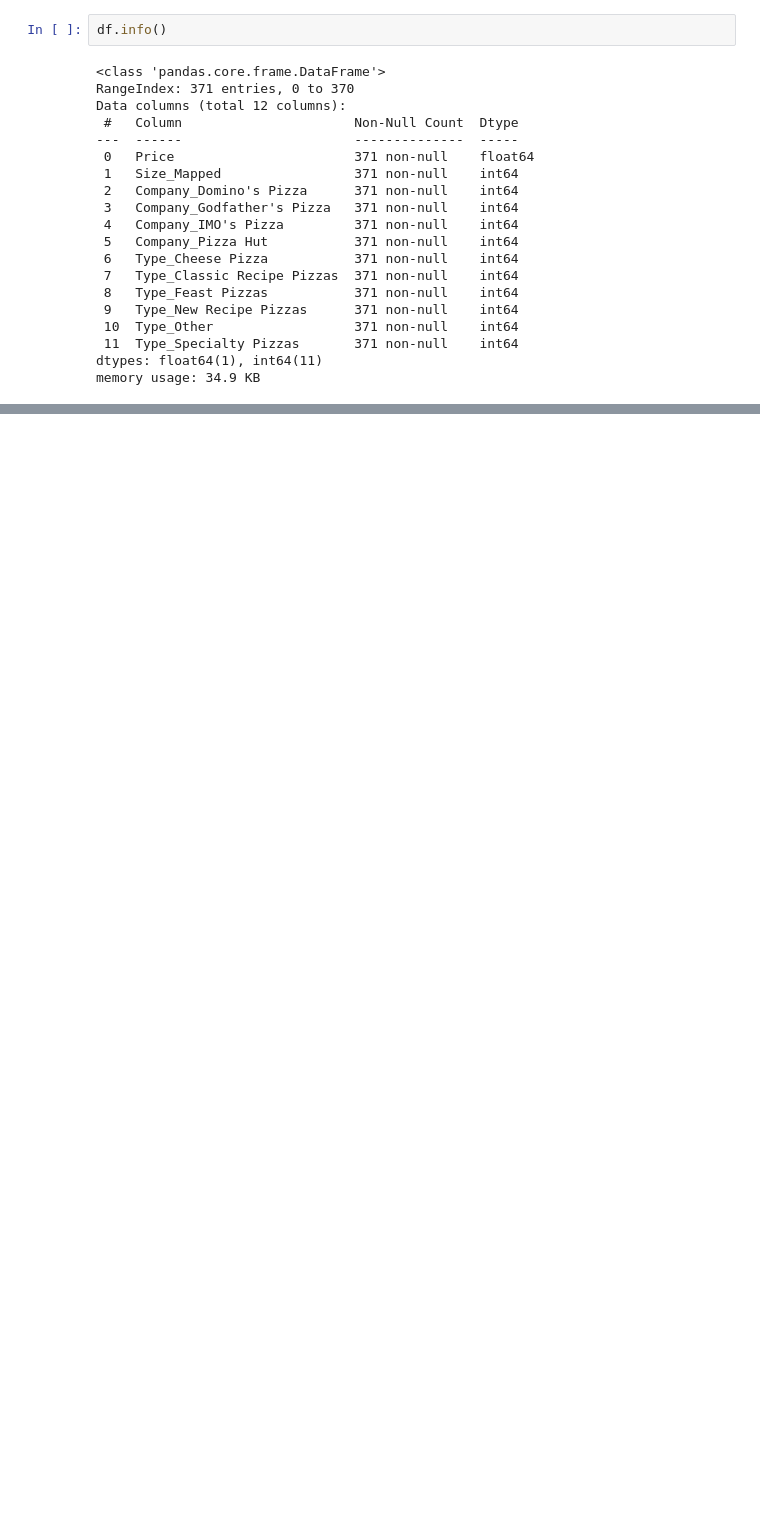
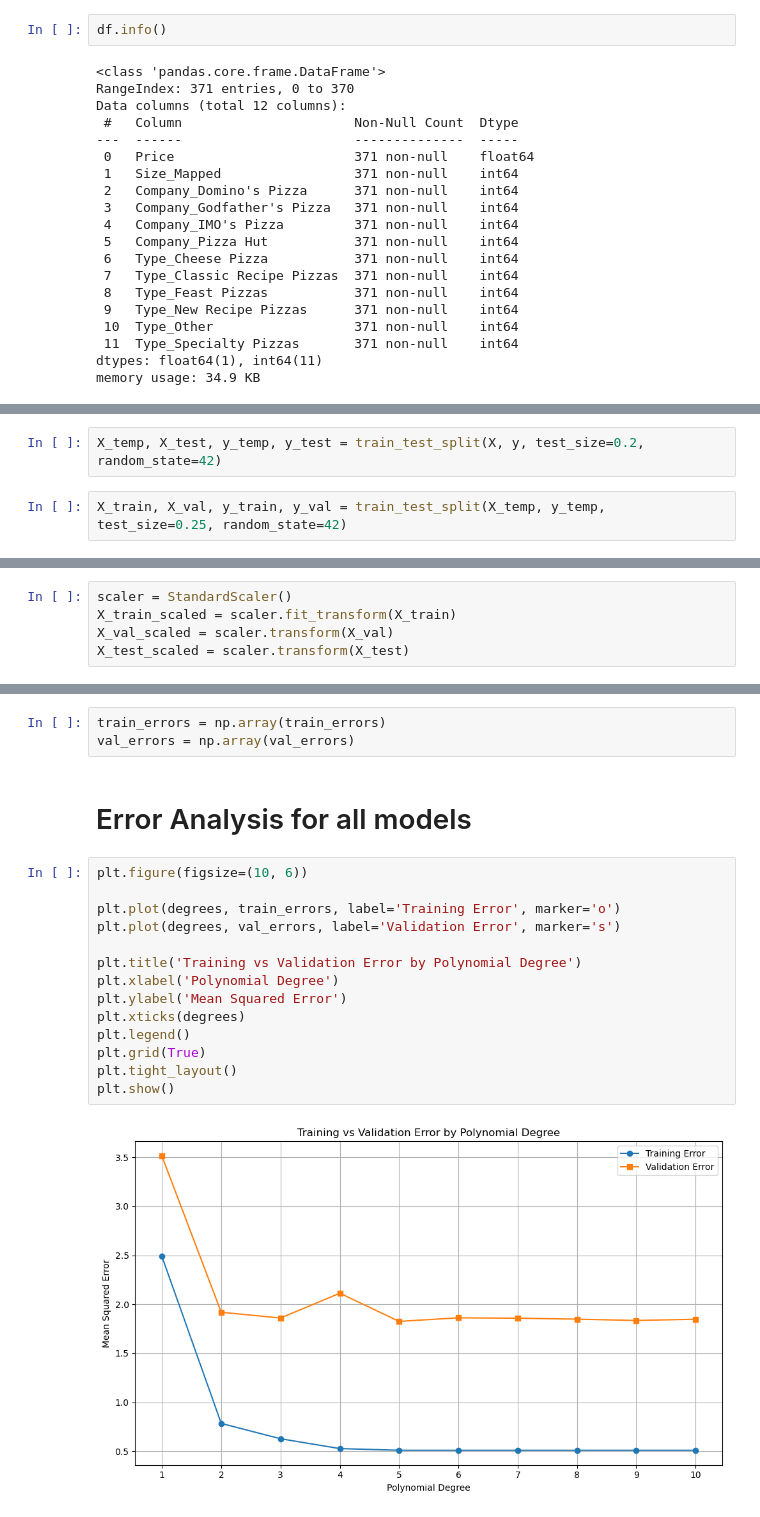
Before and after one commit to MalikHashirShakeel/Pizza-Price-Prediction, a Jupyter notebook: Model.ipynb, the cells around one changed output, grey strips where cells are left out. Cells and saved outputs as stored; diff of their text form; blank space fills up the shorter version.

Commit message:
Train a Polynomial regression model based on the Data.

```diff
--- a/Model.ipynb
+++ b/Model.ipynb
@@ -301,0 +323,4 @@ memory usage: 34.9 KB
+# %%
+X_temp, X_test, y_temp, y_test = train_test_split(X, y, test_size=0.2, random_state=42)
+# %%
+X_train, X_val, y_train, y_val = train_test_split(X_temp, y_temp, test_size=0.25, random_state=42)
@@ -301,0 +343,5 @@ memory usage: 34.9 KB
+# %%
+scaler = StandardScaler()
+X_train_scaled = scaler.fit_transform(X_train)
+X_val_scaled = scaler.transform(X_val)
+X_test_scaled = scaler.transform(X_test)
@@ -301,0 +379,21 @@ memory usage: 34.9 KB
+# %%
+train_errors = np.array(train_errors)
+val_errors = np.array(val_errors)
+# %% [markdown]
+# Error Analysis for all models
+# %%
+plt.figure(figsize=(10, 6))
+
+plt.plot(degrees, train_errors, label='Training Error', marker='o')
+plt.plot(degrees, val_errors, label='Validation Error', marker='s')
+
+plt.title('Training vs Validation Error by Polynomial Degree')
+plt.xlabel('Polynomial Degree')
+plt.ylabel('Mean Squared Error')
+plt.xticks(degrees)
+plt.legend()
+plt.grid(True)
+plt.tight_layout()
+plt.show()
+# %% [output]
+[figure, added]
```
Also changed, not shown: parts of 18 cells of this notebook.
